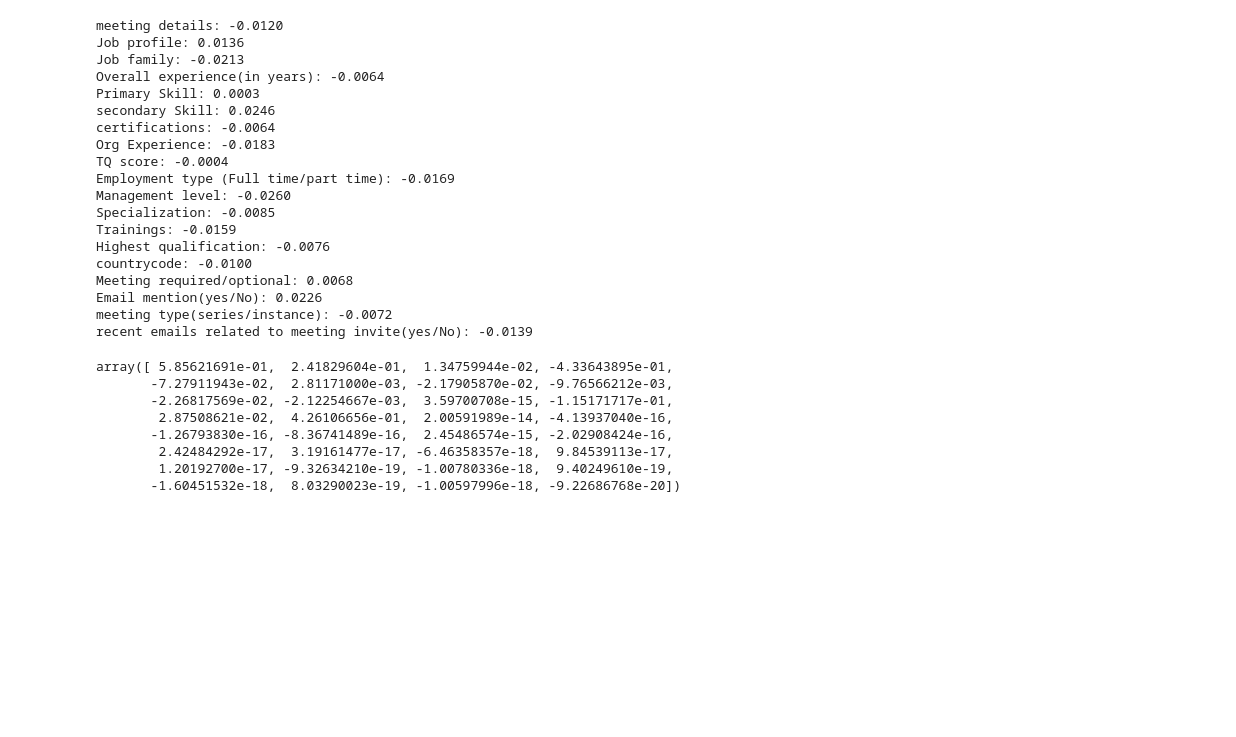
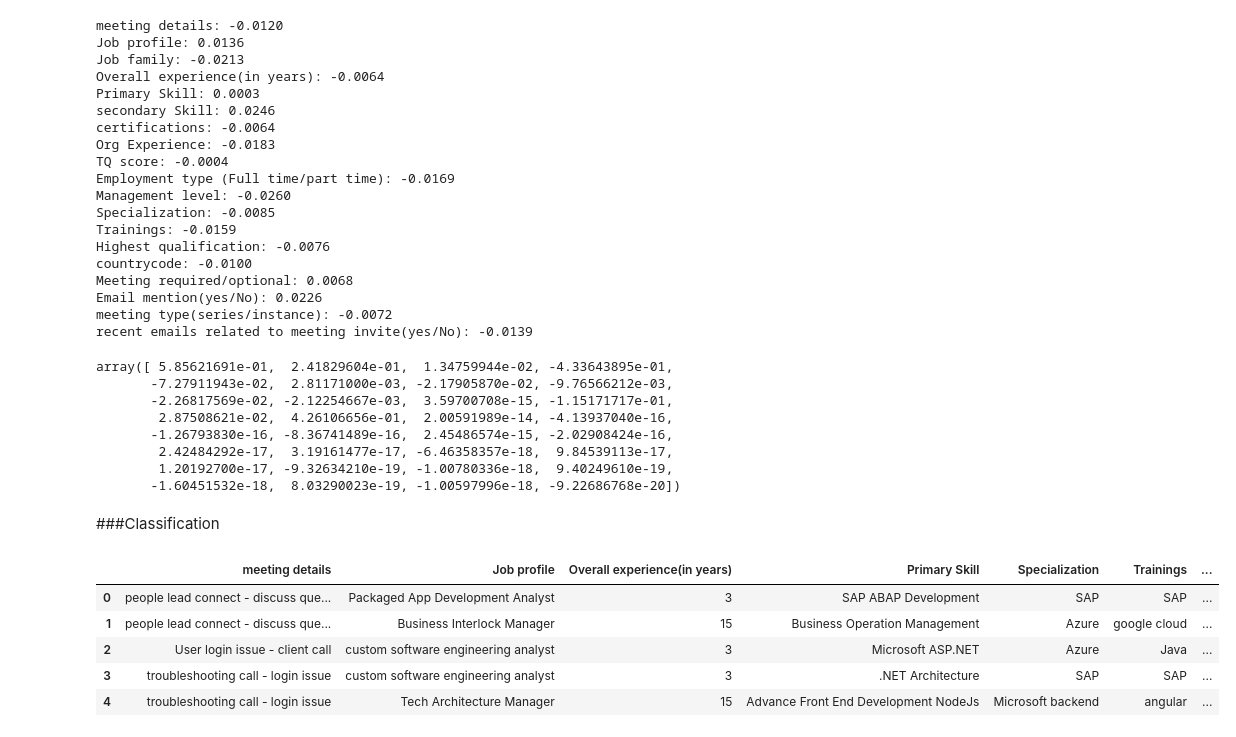
Before and after one commit to vivekkishore/Pythonbasics, a Jupyter notebook: pjrank1.ipynb, the cells around one changed output. Cells and saved outputs as stored; diff of their text form; code cells hidden in the pictures; blank space fills up the shorter version.

```diff
--- a/pjrank1.ipynb
+++ b/pjrank1.ipynb
@@ -508,3 +519,17 @@ array([ 5.85621691e-01,  2.41829604e-01,  1.34759944e-02, -4.33643895e-01,
         2.42484292e-17,  3.19161477e-17, -6.46358357e-18,  9.84539113e-17,
         1.20192700e-17, -9.32634210e-19, -1.00780336e-18,  9.40249610e-19,
        -1.60451532e-18,  8.03290023e-19, -1.00597996e-18, -9.22686768e-20])
+# %% [markdown]
+###Classification
+# %%
+# new_df=pd.read_excel('pjrank1.xlsx')
+# new_df.head()
+# new_df1= new_df[['meeting details','Job profile','Overall experience(in years)','Primary Skill','Specialization','Trainings','Highest qualification','outlook score','class_score']]
+new_df1.head()
+# %% [output]
+|  | meeting details | Job profile | Overall experience(in years) | Primary Skill | Specialization | Trainings | ... |
+| 0 | people lead connect - discuss que... | Packaged App Development Analyst | 3 | SAP ABAP Development | SAP | SAP | ... |
+| 1 | people lead connect - discuss que... | Business Interlock Manager | 15 | Business Operation Management | Azure | google cloud | ... |
+| 2 | User login issue - client call | custom software engineering analyst | 3 | Microsoft ASP.NET | Azure | Java | ... |
+| 3 | troubleshooting call - login issue | custom software engineering analyst | 3 | .NET Architecture | SAP | SAP | ... |
+| 4 | troubleshooting call - login issue | Tech Architecture Manager | 15 | Advance Front End Development NodeJs | Microsoft backend | angular | ... |
```
Also changed, not shown: parts of 11 cells of this notebook.
